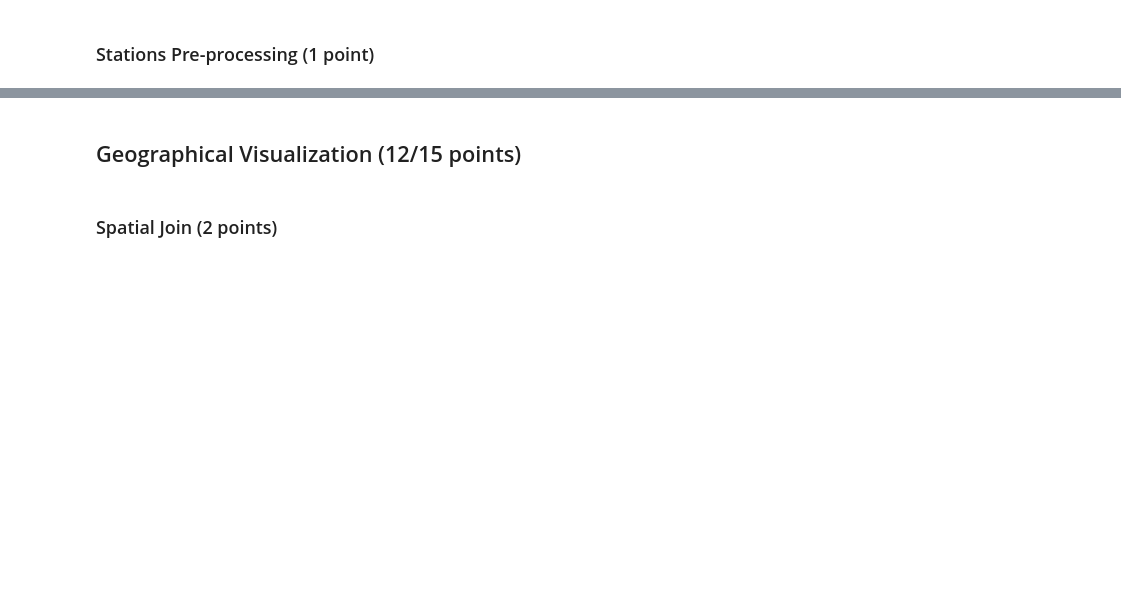
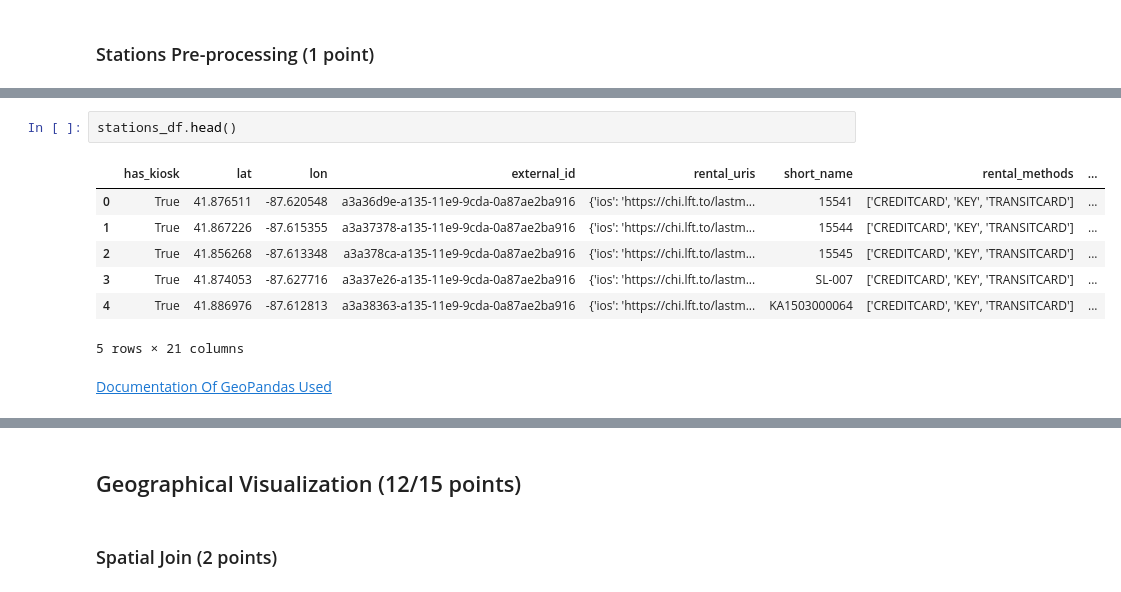
Before and after one commit to pxndey/csgy6313_infoViz, a Jupyter notebook: project_2/hw2.ipynb, the cells around one changed output, grey strips where cells are left out. Saved outputs shown, nothing was run; the diff lists cells and outputs as text; blank space fills up the shorter version.

```diff
--- a/project_2/hw2.ipynb
+++ b/project_2/hw2.ipynb
@@ -48,3 +158,15 @@ community_pr_df = None
+# %%
+stations_df.head()
+# %% [output]
+|  | has_kiosk | lat | lon | external_id | rental_uris | short_name | rental_methods | ... |
+| 0 | True | 41.876511 | -87.620548 | a3a36d9e-a135-11e9-9cda-0a87ae2ba916 | {'ios': 'https://chi.lft.to/lastm... | 15541 | ['CREDITCARD', 'KEY', 'TRANSITCARD'] | ... |
+| 1 | True | 41.867226 | -87.615355 | a3a37378-a135-11e9-9cda-0a87ae2ba916 | {'ios': 'https://chi.lft.to/lastm... | 15544 | ['CREDITCARD', 'KEY', 'TRANSITCARD'] | ... |
+| 2 | True | 41.856268 | -87.613348 | a3a378ca-a135-11e9-9cda-0a87ae2ba916 | {'ios': 'https://chi.lft.to/lastm... | 15545 | ['CREDITCARD', 'KEY', 'TRANSITCARD'] | ... |
+| 3 | True | 41.874053 | -87.627716 | a3a37e26-a135-11e9-9cda-0a87ae2ba916 | {'ios': 'https://chi.lft.to/lastm... | SL-007 | ['CREDITCARD', 'KEY', 'TRANSITCARD'] | ... |
+| 4 | True | 41.886976 | -87.612813 | a3a38363-a135-11e9-9cda-0a87ae2ba916 | {'ios': 'https://chi.lft.to/lastm... | KA1503000064 | ['CREDITCARD', 'KEY', 'TRANSITCARD'] | ... |
+5 rows × 21 columns
+# %% [markdown]
+[Documentation Of GeoPandas Used](https://geopandas.org/en/stable/gallery/create_geopandas_from_pandas.html)
 # %%
 """
 TODO:
```
Also changed, not shown: parts of 19 cells of this notebook, 1 other file.
